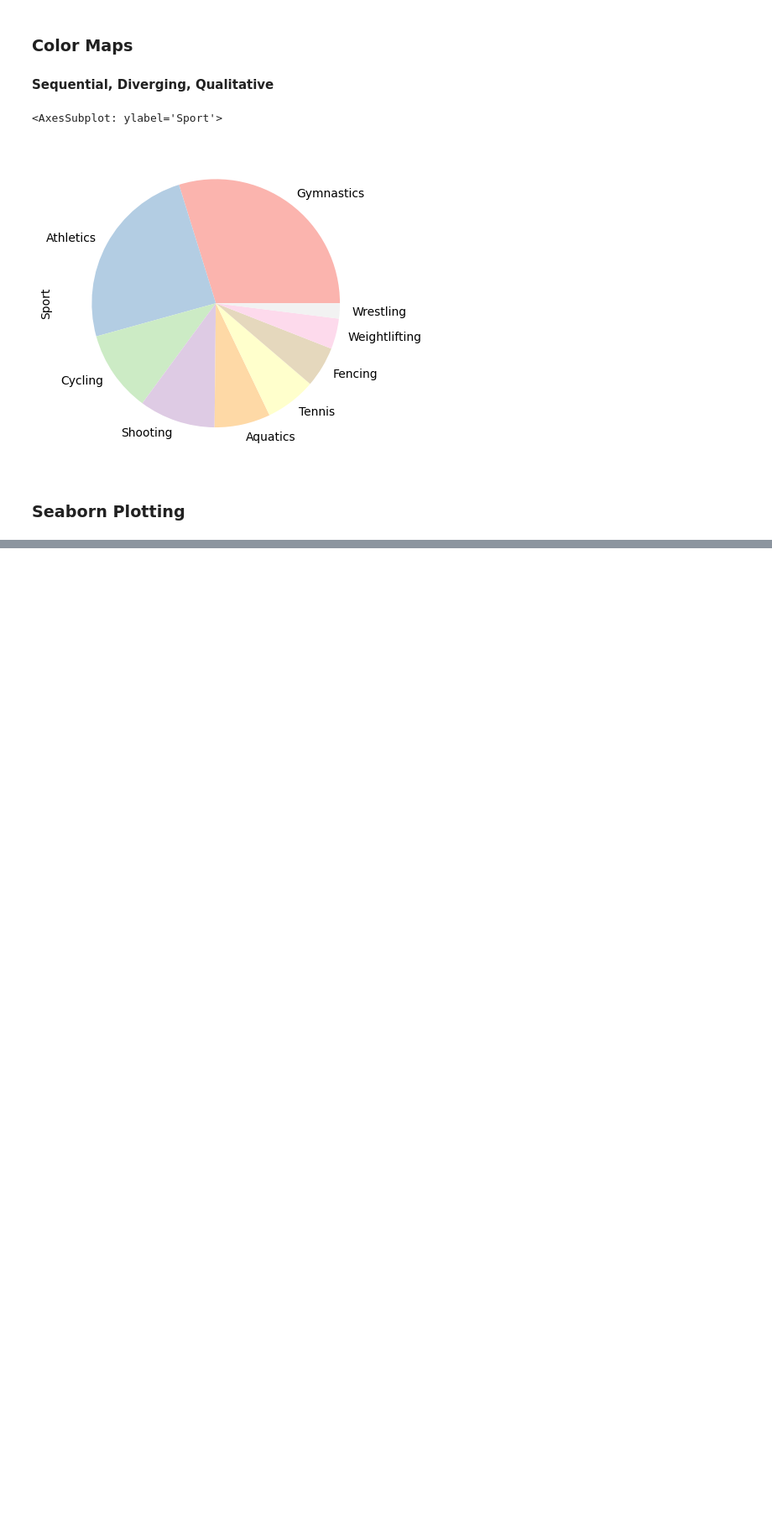
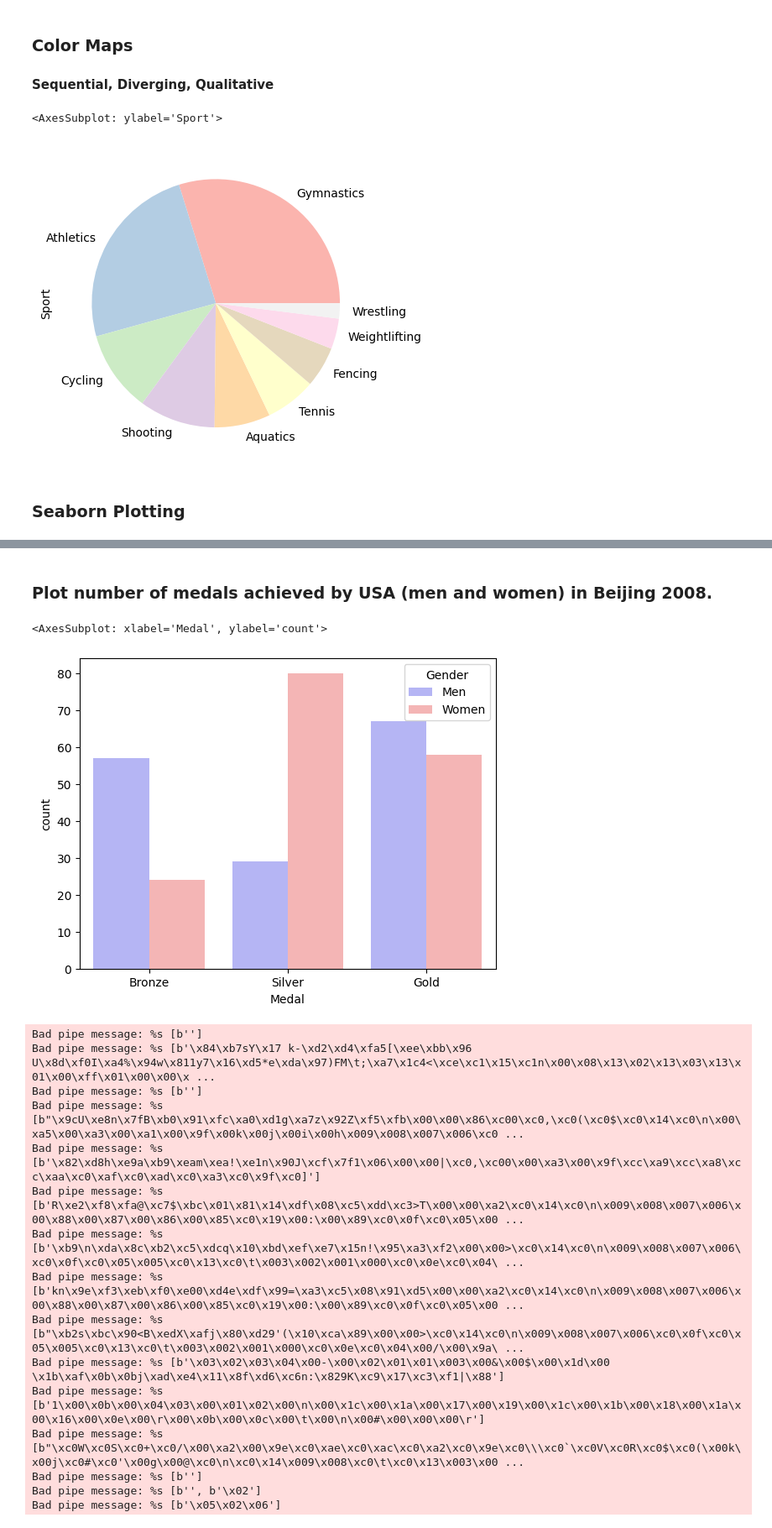
Before and after one commit to ashfakshibli/data-analysis, a Jupyter notebook: Pandas Essentials/plotting.ipynb, the cells around one changed output, grey strips where cells are left out. Shown: that part at 84% size. Drawn from its saved outputs; the diff is of its cells as text; code cells hidden in the pictures; blank space fills up the shorter version.

```diff
--- a/Pandas Essentials/plotting.ipynb
+++ b/Pandas Essentials/plotting.ipynb
@@ -64,0 +74,24 @@ fo.Sport.value_counts().plot(kind='pie', colormap='Pastel1')
+# %% [markdown]
+### Plot number of medals achieved by USA (men and women) in Beijing 2008.
+# %%
+us = oo[(oo.NOC == 'USA') & (oo.Edition == 2008)]
+us.head()
+sns.countplot(x='Medal', data=us,hue='Gender', palette='bwr', order=['Bronze', 'Silver', 'Gold'])
+# %% [output]
+<AxesSubplot: xlabel='Medal', ylabel='count'>
+[figure, added]
+Bad pipe message: %s [b'']
+Bad pipe message: %s [b'\x84\xb7sY\x17 k-\xd2\xd4\xfa5[\xee\xbb\x96 U\x8d\xf0I\xa4%\x94w\x811y7\x16\xd5*e\xda\x97)FM\t;\xa7\x1c4<\xce\xc1\x15\xc1n\x00\x08\x13\x02\x13\x03\x13\x01\x00\xff\x01\x00\x00\x ...
+Bad pipe message: %s [b'']
+Bad pipe message: %s [b"\x9cU\xe8n\x7fB\xb0\x91\xfc\xa0\xd1g\xa7z\x92Z\xf5\xfb\x00\x00\x86\xc00\xc0,\xc0(\xc0$\xc0\x14\xc0\n\x00\xa5\x00\xa3\x00\xa1\x00\x9f\x00k\x00j\x00i\x00h\x009\x008\x007\x006\xc0 ...
+Bad pipe message: %s [b'\x82\xd8h\xe9a\xb9\xeam\xea!\xe1n\x90J\xcf\x7f1\x06\x00\x00|\xc0,\xc00\x00\xa3\x00\x9f\xcc\xa9\xcc\xa8\xcc\xaa\xc0\xaf\xc0\xad\xc0\xa3\xc0\x9f\xc0]']
+Bad pipe message: %s [b'R\xe2\xf8\xfa@\xc7$\xbc\x01\x81\x14\xdf\x08\xc5\xdd\xc3>T\x00\x00\xa2\xc0\x14\xc0\n\x009\x008\x007\x006\x00\x88\x00\x87\x00\x86\x00\x85\xc0\x19\x00:\x00\x89\xc0\x0f\xc0\x05\x00 ...
+Bad pipe message: %s [b'\xb9\n\xda\x8c\xb2\xc5\xdcq\x10\xbd\xef\xe7\x15n!\x95\xa3\xf2\x00\x00>\xc0\x14\xc0\n\x009\x008\x007\x006\xc0\x0f\xc0\x05\x005\xc0\x13\xc0\t\x003\x002\x001\x000\xc0\x0e\xc0\x04\ ...
+Bad pipe message: %s [b'kn\x9e\xf3\xeb\xf0\xe00\xd4e\xdf\x99=\xa3\xc5\x08\x91\xd5\x00\x00\xa2\xc0\x14\xc0\n\x009\x008\x007\x006\x00\x88\x00\x87\x00\x86\x00\x85\xc0\x19\x00:\x00\x89\xc0\x0f\xc0\x05\x00 ...
+Bad pipe message: %s [b"\xb2s\xbc\x90<B\xedX\xafj\x80\xd29'(\x10\xca\x89\x00\x00>\xc0\x14\xc0\n\x009\x008\x007\x006\xc0\x0f\xc0\x05\x005\xc0\x13\xc0\t\x003\x002\x001\x000\xc0\x0e\xc0\x04\x00/\x00\x9a\ ...
+Bad pipe message: %s [b'\x03\x02\x03\x04\x00-\x00\x02\x01\x01\x003\x00&\x00$\x00\x1d\x00 \x1b\xaf\x0b\x0bj\xad\xe4\x11\x8f\xd6\xc6n:\x829K\xc9\x17\xc3\xf1|\x88']
+Bad pipe message: %s [b'1\x00\x0b\x00\x04\x03\x00\x01\x02\x00\n\x00\x1c\x00\x1a\x00\x17\x00\x19\x00\x1c\x00\x1b\x00\x18\x00\x1a\x00\x16\x00\x0e\x00\r\x00\x0b\x00\x0c\x00\t\x00\n\x00#\x00\x00\x00\r']
+Bad pipe message: %s [b"\xc0W\xc0S\xc0+\xc0/\x00\xa2\x00\x9e\xc0\xae\xc0\xac\xc0\xa2\xc0\x9e\xc0\\\xc0`\xc0V\xc0R\xc0$\xc0(\x00k\x00j\xc0#\xc0'\x00g\x00@\xc0\n\xc0\x14\x009\x008\xc0\t\xc0\x13\x003\x00 ...
+Bad pipe message: %s [b'']
+Bad pipe message: %s [b'', b'\x02']
+Bad pipe message: %s [b'\x05\x02\x06']
```
Also changed, not shown: parts of 3 cells of this notebook, 1 other file.
